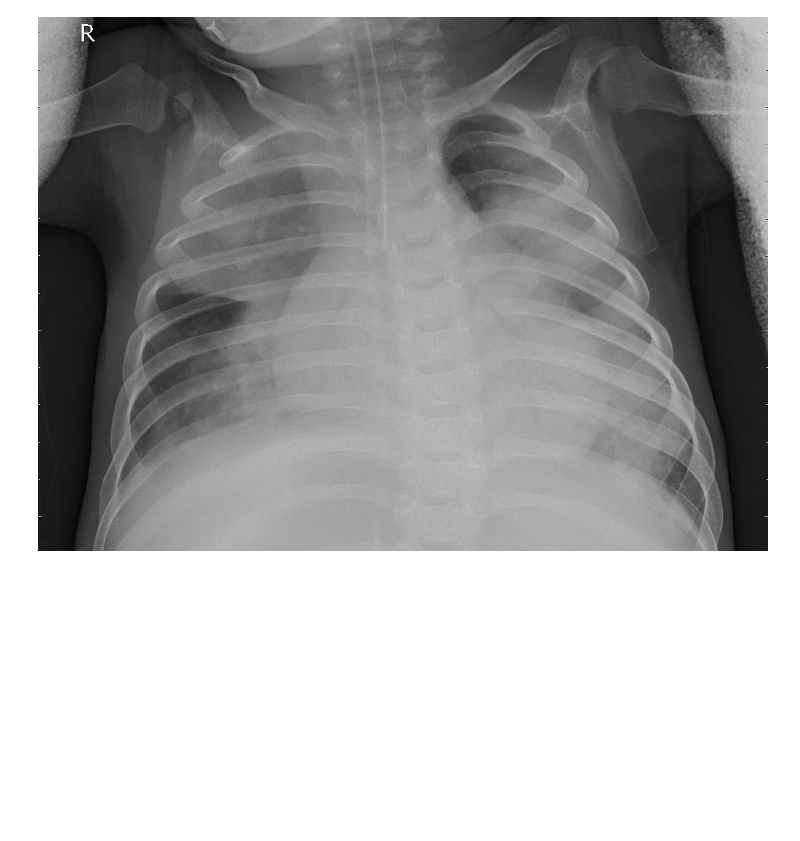
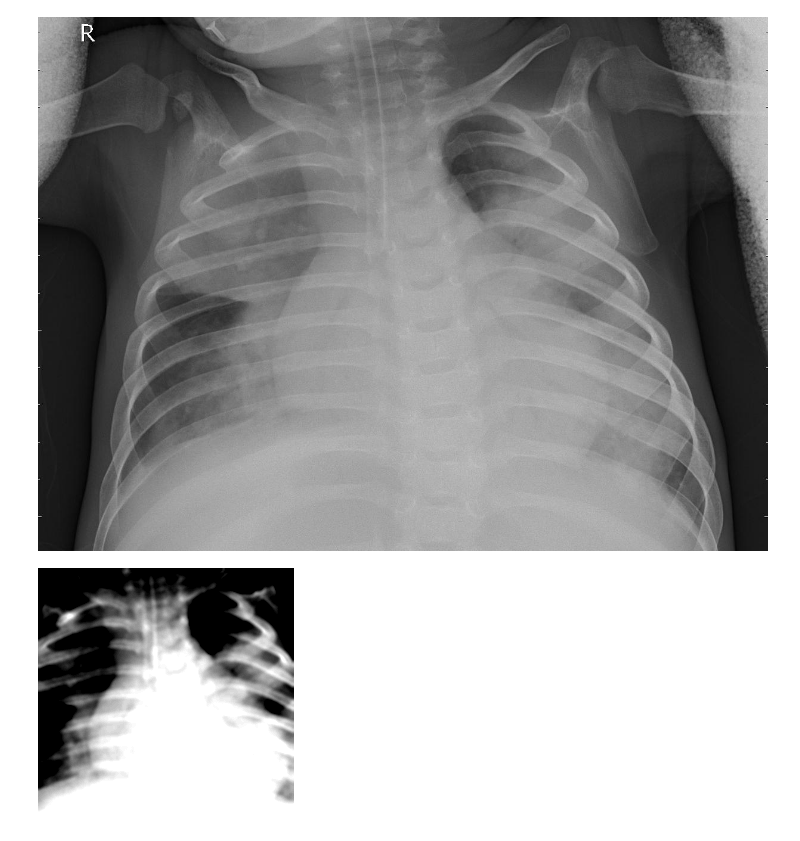
Before and after one commit to jgibson517/silent-p, a Jupyter notebook: example_images.ipynb, the cells around one changed output. Cells and saved outputs as stored; diff of their text form; code cells hidden in the pictures; blank space fills up the shorter version.

Commit message:
image replication process

```diff
--- a/example_images.ipynb
+++ b/example_images.ipynb
@@ -23,6 +26,8 @@ from process.data_module import base
 # %%
 pre = read_image('data2/test/PNEUMONIA/person7_bacteria_24.jpeg')
-post = color_transforms(pre)
+post = edges_transforms(pre)
 to_pil = T.ToPILImage()
-test = to_pil(post)
-test.show()
+output = to_pil(post)
+output
+# %% [output]
+[figure, added]
```
Also changed, not shown: parts of 6 cells of this notebook.
